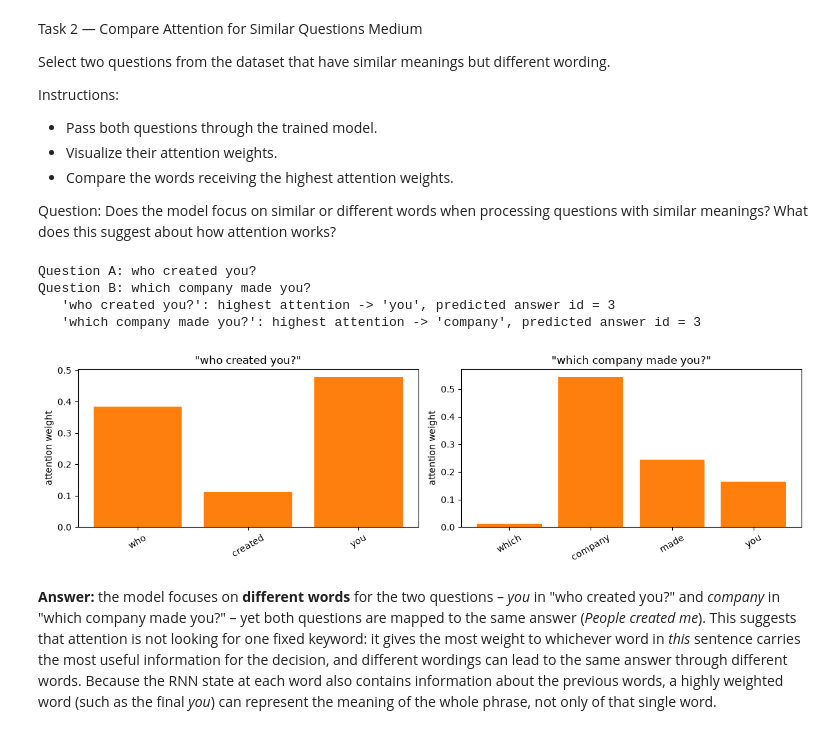
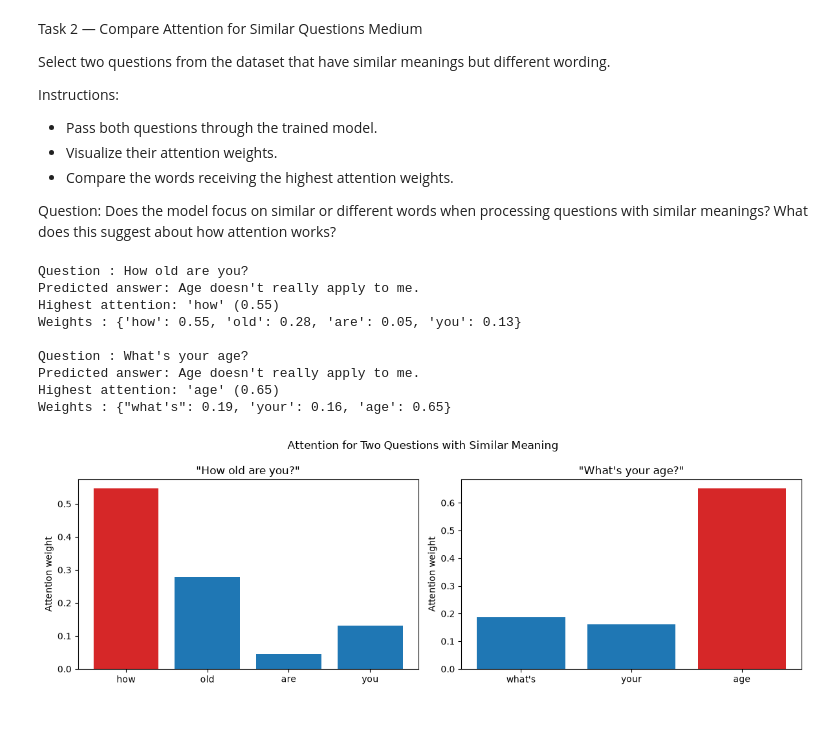
Before and after one commit to Majed-Alhajri/NLP-Labs, a Jupyter notebook: Lab11_Attention_RNN/Lab11_Attention_RNN.ipynb, the cells around one changed output. Cells and saved outputs as stored; diff of their text form; code cells hidden in the pictures.

```diff
--- a/Lab11_Attention_RNN/Lab11_Attention_RNN.ipynb
+++ b/Lab11_Attention_RNN/Lab11_Attention_RNN.ipynb
@@ -175,33 +214,34 @@ Instructions:
 - Compare the words receiving the highest attention weights.
 
 Question: Does the model focus on similar or different words when processing questions with similar meanings? What does this suggest about how attention works?
-# %%
-# Two questions with the same answer but different wording
-q_a, q_b = df["question"][48], df["question"][53]
-print("Question A:", q_a)
-print("Question B:", q_b)
-
-fig, axes = plt.subplots(1, 2, figsize=(12, 3.5))
-for ax, q in zip(axes, [q_a, q_b]):
-    words, w, pred = attention_for(q)
-    ax.bar(words, w, color="tab:orange")
-    ax.set_title(f'"{q}"')
-    ax.set_ylabel("attention weight")
-    ax.tick_params(axis="x", rotation=30)
-    top = words[max(range(len(w)), key=w.__getitem__)]
-    print(f"   {q!r}: highest attention -> {top!r}, predicted answer id = {pred}")
-plt.tight_layout()
-plt.show()
-# %% [output]
-Question A: who created you?
-Question B: which company made you?
-   'who created you?': highest attention -> 'you', predicted answer id = 3
-   'which company made you?': highest attention -> 'company', predicted answer id = 3
-[figure, removed]
-# %% [markdown]
-**Answer:** the model focuses on **different words** for the two questions – *you* in "who created you?" and *company* in
-"which company made you?" – yet both questions are mapped to the same answer (*People created me*).
-This suggests that attention is not looking for one fixed keyword: it gives the most weight to whichever word in *this*
-sentence carries the most useful information for the decision, and different wordings can lead to the same answer through
-different words. Because the RNN state at each word also contains information about the previous words, a highly weighted
-word (such as the final *you*) can represent the meaning of the whole phrase, not only of that single word.
+# %%
+similar_questions = ["How old are you?", "What's your age?"]     # same meaning (answer group 1), different wording
+
+fig, axes = plt.subplots(1, 2, figsize=(12, 4))
+for ax, question in zip(axes, similar_questions):
+    words, weights, answer = attention_for(question)
+    top = max(range(len(words)), key=lambda i: weights[i])
+
+    ax.bar(words, weights, color=["tab:red" if i == top else "tab:blue" for i in range(len(words))])
+    ax.set_title(f'"{question}"')
+    ax.set_ylabel("Attention weight")
+
+    print(f"Question : {question}")
+    print(f"Predicted answer: {answer}")
+    print(f"Highest attention: '{words[top]}' ({weights[top]:.2f})")
+    print("Weights :", {w: round(a, 2) for w, a in zip(words, weights)}, "\n")
+
+plt.suptitle("Attention for Two Questions with Similar Meaning")
+plt.tight_layout()
+plt.show()
+# %% [output]
+Question : How old are you?
+Predicted answer: Age doesn't really apply to me.
+Highest attention: 'how' (0.55)
+Weights : {'how': 0.55, 'old': 0.28, 'are': 0.05, 'you': 0.13}
+
+Question : What's your age?
+Predicted answer: Age doesn't really apply to me.
+Highest attention: 'age' (0.65)
+Weights : {"what's": 0.19, 'your': 0.16, 'age': 0.65}
+[figure, added]
```
Also changed, not shown: parts of 9 cells of this notebook, 28 other files.
